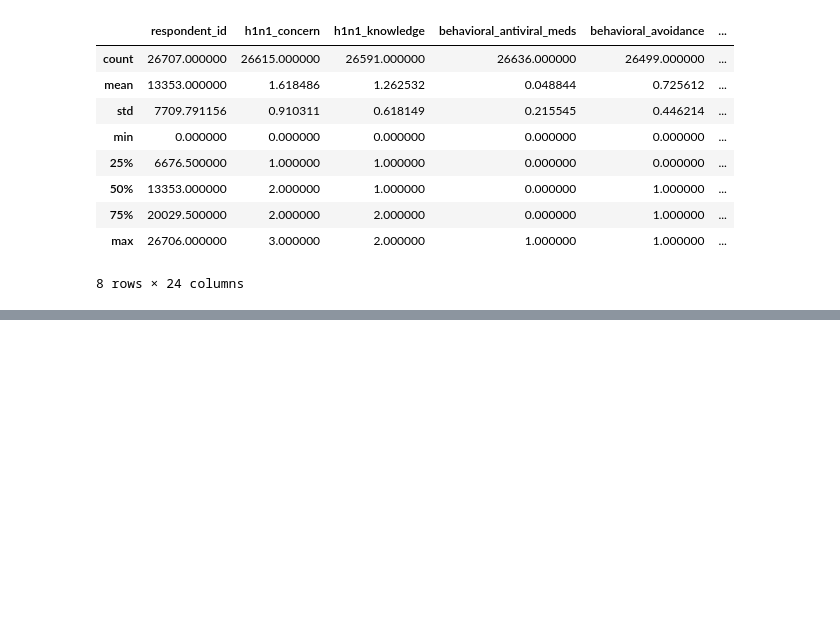
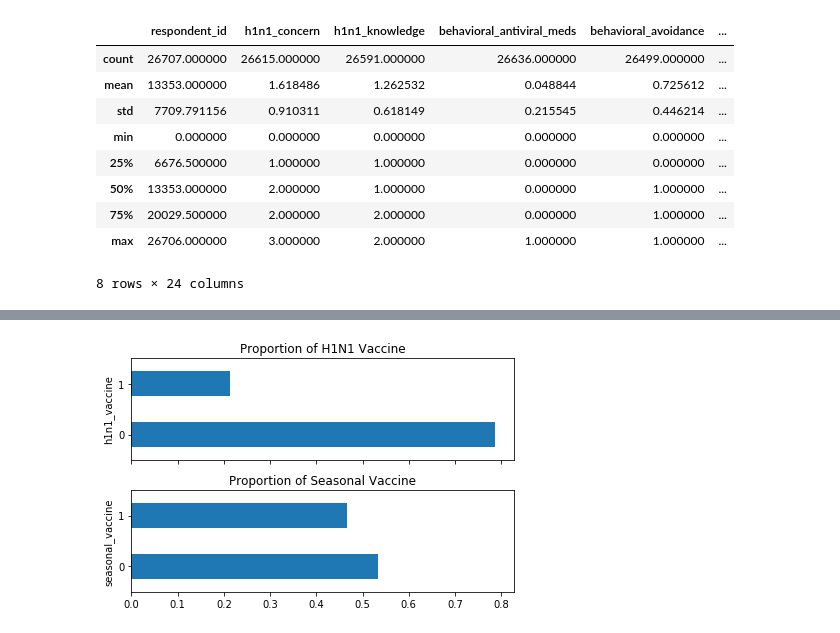
Before and after one commit to iPablo26/Driven-Data-Flu-Shot-Competition, a Jupyter notebook: Flu Shot Learning - Predict H1N1 and Seasonal Flu Vaccines.ipynb, the cells around one changed output, grey strips where cells are left out. Saved outputs shown, nothing was run; the diff lists cells and outputs as text; code cells hidden in the pictures; blank space fills up the shorter version.

```diff
--- a/Flu Shot Learning - Predict H1N1 and Seasonal Flu Vaccines.ipynb
+++ b/Flu Shot Learning - Predict H1N1 and Seasonal Flu Vaccines.ipynb
@@ -223,0 +232,23 @@ flushotTrainData.describe()
+# %%
+fig, ax = plt.subplots(2, 1, sharex=True) # creating a figure a set of subplots
+# sharex=True means the x and y axis will be shared among subplots
+
+n_obs = flushotDataLabels.shape[0] # The number of rows of in the label data set
+
+(flushotDataLabels['h1n1_vaccine']
+    .value_counts()
+    .div(n_obs)
+    .plot.barh(title="Proportion of H1N1 Vaccine", ax=ax[0])
+)
+ax[0].set_ylabel("h1n1_vaccine")
+
+(flushotDataLabels['seasonal_vaccine']
+    .value_counts()
+    .div(n_obs)
+    .plot.barh(title="Proportion of Seasonal Vaccine", ax=ax[1])
+)
+ax[1].set_ylabel("seasonal_vaccine")
+
+fig.tight_layout()
+# %% [output]
+[figure, added]
```
Also changed, not shown: parts of 7 cells of this notebook.
